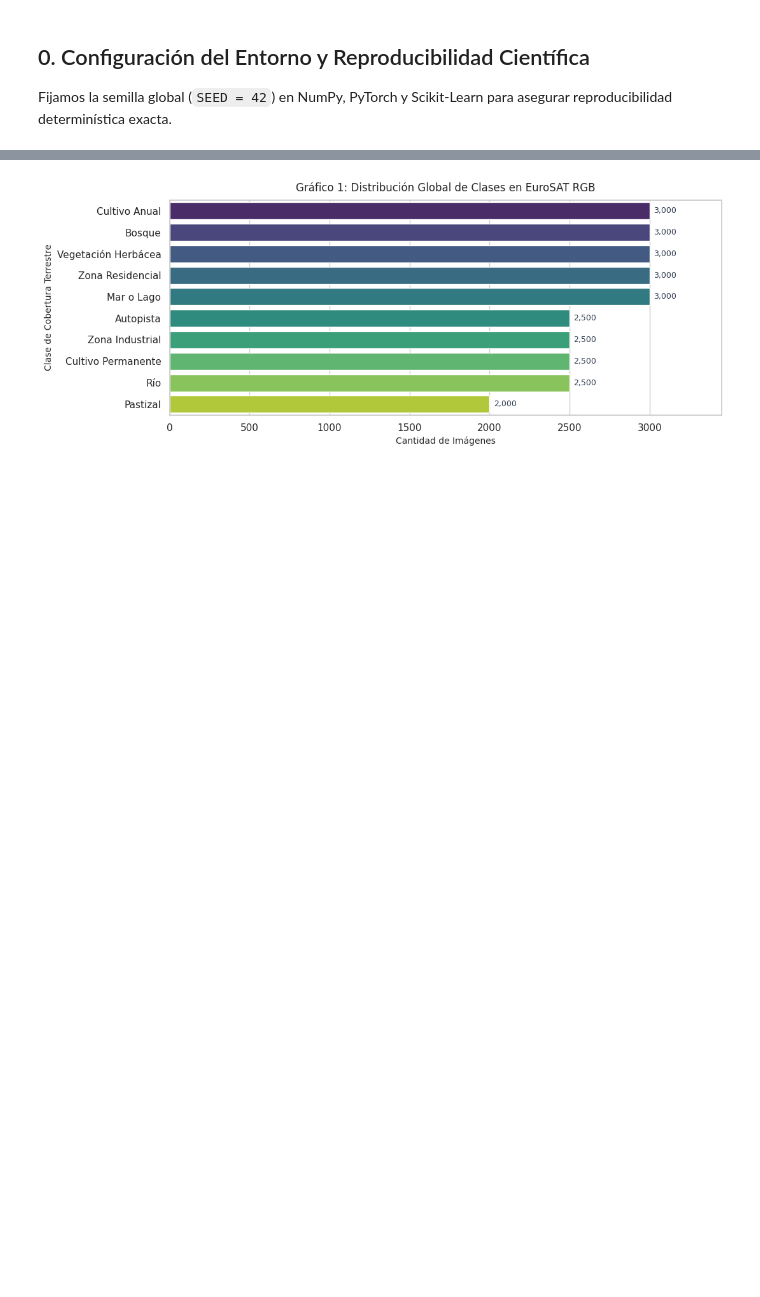
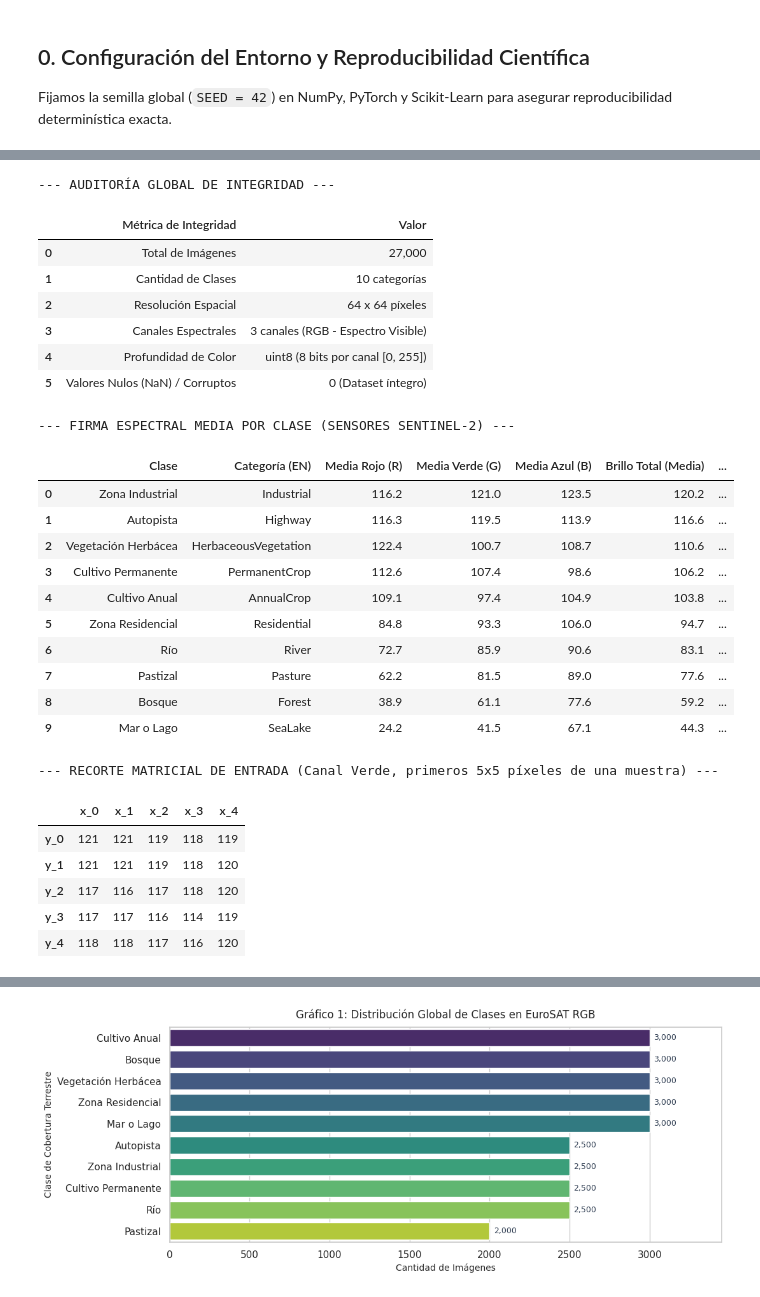
Before and after one commit to dgimenezdeveloper/eurosat-ai-lab, a Jupyter notebook: notebooks/TP_IA2026_BARRERAS_PORCHIA_PAAL_GIMENEZ_GRUPO.ipynb, the cells around one changed output, grey strips where cells are left out. Cells and saved outputs as stored; diff of their text form; code cells hidden in the pictures; blank space fills up the shorter version.

```diff
--- a/notebooks/TP_IA2026_BARRERAS_PORCHIA_PAAL_GIMENEZ_GRUPO.ipynb
+++ b/notebooks/TP_IA2026_BARRERAS_PORCHIA_PAAL_GIMENEZ_GRUPO.ipynb
@@ -178,0 +184,80 @@ display(df_integrity)
+# %%
+dataset = ImageFolder(root=DATA_RAW_DIR)
+total_samples = len(dataset)
+
+# 1. Auditoría Global de Integridad
+first_img, _ = dataset[0]
+sample_arr = np.array(first_img)
+
+df_integrity = pd.DataFrame([
+    {"Métrica de Integridad": "Total de Imágenes", "Valor": f"{total_samples:,d}"},
+    {"Métrica de Integridad": "Cantidad de Clases", "Valor": f"{len(dataset.classes)} categorías"},
+    {"Métrica de Integridad": "Resolución Espacial", "Valor": f"{first_img.size[0]} x {first_img.size[1]} píxeles"},
+    {"Métrica de Integridad": "Canales Espectrales", "Valor": "3 canales (RGB - Espectro Visible)"},
+    {"Métrica de Integridad": "Profundidad de Color", "Valor": f"{sample_arr.dtype} (8 bits por canal [0, 255])"},
+    {"Métrica de Integridad": "Valores Nulos (NaN) / Corruptos", "Valor": "0 (Dataset íntegro)"}
+])
+
+print("--- AUDITORÍA GLOBAL DE INTEGRIDAD ---")
+display(df_integrity)
+
+# 2. Análisis Espectral Real: Firma Lumínica Media de las 10 Clases
+spectral_records = []
+found_classes = set()
+
+for idx in range(len(dataset)):
+    if len(found_classes) == 10:
+        break
+    img, target = dataset[idx]
+    if target not in found_classes:
+        found_classes.add(target)
+        arr = np.array(img, dtype=np.float32)
+        spectral_records.append({
+            "Clase": CLASS_NAMES_ES[CLASS_NAMES[target]],
+            "Categoría (EN)": CLASS_NAMES[target],
+            "Media Rojo (R)": round(float(arr[:, :, 0].mean()), 1),
+            "Media Verde (G)": round(float(arr[:, :, 1].mean()), 1),
+            "Media Azul (B)": round(float(arr[:, :, 2].mean()), 1),
+            "Brillo Total (Media)": round(float(arr.mean()), 1),
+            "Desv. Estándar (σ)": round(float(arr.std()), 1),
+            "Rango Dinámico": f"[{int(arr.min())}, {int(arr.max())}]"
+        })
+
+df_spectral = pd.DataFrame(spectral_records).sort_values("Brillo Total (Media)", ascending=False).reset_index(drop=True)
+
+print("\n--- FIRMA ESPECTRAL MEDIA POR CLASE (SENSORES SENTINEL-2) ---")
+display(df_spectral)
+
+# 3. La 'Visión' Numérica de la Máquina: Recorte 5x5 de Píxeles del Canal Verde
+print("\n--- RECORTE MATRICIAL DE ENTRADA (Canal Verde, primeros 5x5 píxeles de una muestra) ---")
+crop_5x5 = sample_arr[:5, :5, 1]
+df_crop = pd.DataFrame(crop_5x5, columns=[f"x_{j}" for j in range(5)], index=[f"y_{i}" for i in range(5)])
+display(df_crop)
+# %% [output]
+--- AUDITORÍA GLOBAL DE INTEGRIDAD ---
+|  | Métrica de Integridad | Valor |
+| 0 | Total de Imágenes | 27,000 |
+| 1 | Cantidad de Clases | 10 categorías |
+| 2 | Resolución Espacial | 64 x 64 píxeles |
+| 3 | Canales Espectrales | 3 canales (RGB - Espectro Visible) |
+| 4 | Profundidad de Color | uint8 (8 bits por canal [0, 255]) |
+| 5 | Valores Nulos (NaN) / Corruptos | 0 (Dataset íntegro) |
+--- FIRMA ESPECTRAL MEDIA POR CLASE (SENSORES SENTINEL-2) ---
+|  | Clase | Categoría (EN) | Media Rojo (R) | Media Verde (G) | Media Azul (B) | Brillo Total (Media) | ... |
+| 0 | Zona Industrial | Industrial | 116.2 | 121.0 | 123.5 | 120.2 | ... |
+| 1 | Autopista | Highway | 116.3 | 119.5 | 113.9 | 116.6 | ... |
+| 2 | Vegetación Herbácea | HerbaceousVegetation | 122.4 | 100.7 | 108.7 | 110.6 | ... |
+| 3 | Cultivo Permanente | PermanentCrop | 112.6 | 107.4 | 98.6 | 106.2 | ... |
+| 4 | Cultivo Anual | AnnualCrop | 109.1 | 97.4 | 104.9 | 103.8 | ... |
+| 5 | Zona Residencial | Residential | 84.8 | 93.3 | 106.0 | 94.7 | ... |
+| 6 | Río | River | 72.7 | 85.9 | 90.6 | 83.1 | ... |
+| 7 | Pastizal | Pasture | 62.2 | 81.5 | 89.0 | 77.6 | ... |
+| 8 | Bosque | Forest | 38.9 | 61.1 | 77.6 | 59.2 | ... |
+| 9 | Mar o Lago | SeaLake | 24.2 | 41.5 | 67.1 | 44.3 | ... |
+--- RECORTE MATRICIAL DE ENTRADA (Canal Verde, primeros 5x5 píxeles de una muestra) ---
+|  | x_0 | x_1 | x_2 | x_3 | x_4 |
+| y_0 | 121 | 121 | 119 | 118 | 119 |
+| y_1 | 121 | 121 | 119 | 118 | 120 |
+| y_2 | 117 | 116 | 117 | 118 | 120 |
+| y_3 | 117 | 117 | 116 | 114 | 119 |
+| y_4 | 118 | 118 | 117 | 116 | 120 |
```
Also changed, not shown: parts of 18 cells of this notebook, 4 other files.
